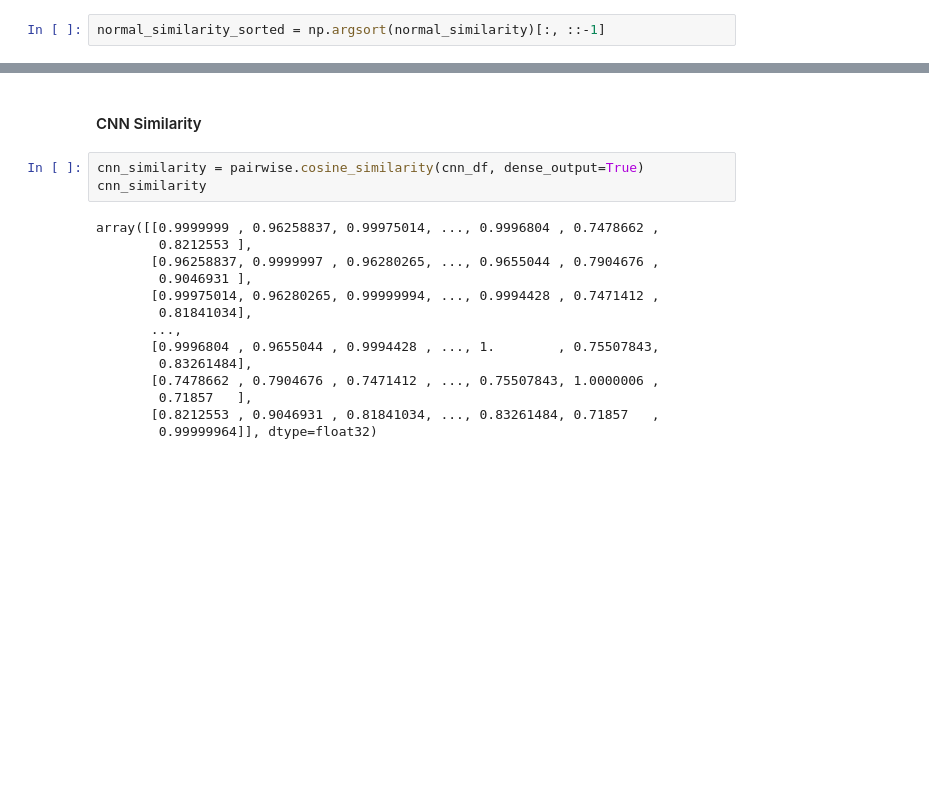
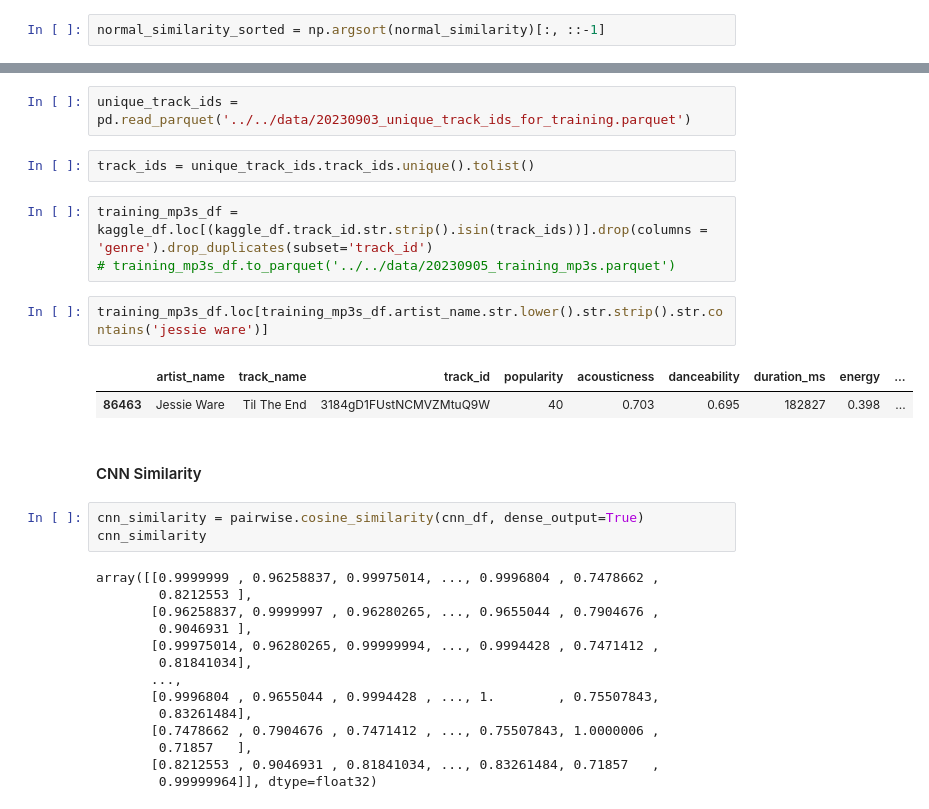
Before and after one commit to Burn1n9m4n/brainstation_capstone, a Jupyter notebook: notebooks/development/20230905_fetching_specific_playlists.ipynb, the cells around one changed output, grey strips where cells are left out. Saved outputs shown, nothing was run; the diff lists cells and outputs as text; blank space fills up the shorter version.

```diff
--- a/notebooks/development/20230905_fetching_specific_playlists.ipynb
+++ b/notebooks/development/20230905_fetching_specific_playlists.ipynb
@@ -111,3 +110,15 @@ normal_similarity_sorted = np.argsort(normal_similarity)[:, ::-1]
+# %%
+unique_track_ids = pd.read_parquet('../../data/20230903_unique_track_ids_for_training.parquet')
+# %%
+track_ids = unique_track_ids.track_ids.unique().tolist()
+# %%
+training_mp3s_df = kaggle_df.loc[(kaggle_df.track_id.str.strip().isin(track_ids))].drop(columns = 'genre').drop_duplicates(subset='track_id')
+# training_mp3s_df.to_parquet('../../data/20230905_training_mp3s.parquet')
+# %%
+training_mp3s_df.loc[training_mp3s_df.artist_name.str.lower().str.strip().str.contains('jessie ware')]
+# %% [output]
+|  | artist_name | track_name | track_id | popularity | acousticness | danceability | duration_ms | energy | ... |
+| 86463 | Jessie Ware | Til The End | 3184gD1FUstNCMVZMtuQ9W | 40 | 0.703 | 0.695 | 182827 | 0.398 | ... |
 # %% [markdown]
 #### CNN Similarity
 # %%
```
Also changed, not shown: parts of 12 cells of this notebook, 1 other file.
